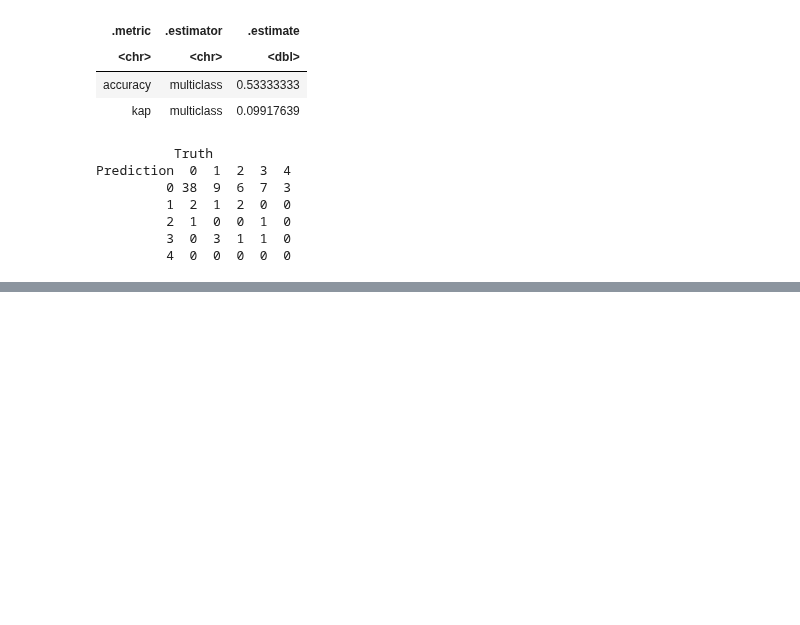
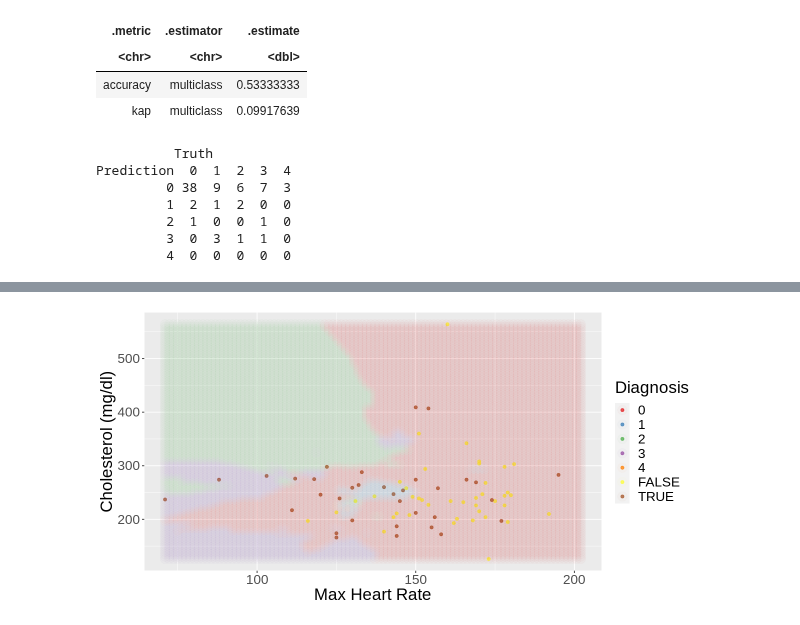
Before and after one commit to Agamchawla/group-29-project, a Jupyter notebook: group_29_project_report.ipynb, the cells around one changed output, grey strips where cells are left out. Saved outputs shown, nothing was run; the diff lists cells and outputs as text; code cells hidden in the pictures; blank space fills up the shorter version.

Commit message:
Made new graph

```diff
--- a/group_29_project_report.ipynb
+++ b/group_29_project_report.ipynb
@@ -291,0 +295,29 @@ plot_results
+# %%
+thalach_grid <- seq(min(cleveland_data$thalach),
+                max(cleveland_data$thalach),
+                length.out = 100)
+chol_grid <- seq(min(cleveland_data$chol),
+                max(cleveland_data$chol),
+                length.out = 100)
+asgrid <- as_tibble(expand.grid(thalach = thalach_grid,
+                                chol = chol_grid))
+knnPredGrid <- predict(fit, asgrid)
+prediction_table <- bind_cols(knnPredGrid, asgrid) %>%
+ rename(diag = .pred_class)
+
+plot_results <- ggplot() +
+geom_point(data = predictions,
+             mapping = aes(x = thalach, y = chol, color = diag),
+             alpha = 0.75) +
+  geom_point(data = prediction_table,
+             mapping = aes(x = thalach,
+                           y = chol,
+                           color = diag),
+                           alpha = 0.02,
+                           size = 5) +
+  labs(x = "Max Heart Rate", y = "Cholesterol (mg/dl)", color = "Diagnosis") +
+  scale_color_brewer(palette = "Set1") +
+  theme(text=element_text(size=20))
+plot_results
+# %% [output]
+[figure, added]
```
Also changed, not shown: parts of 4 cells of this notebook.
